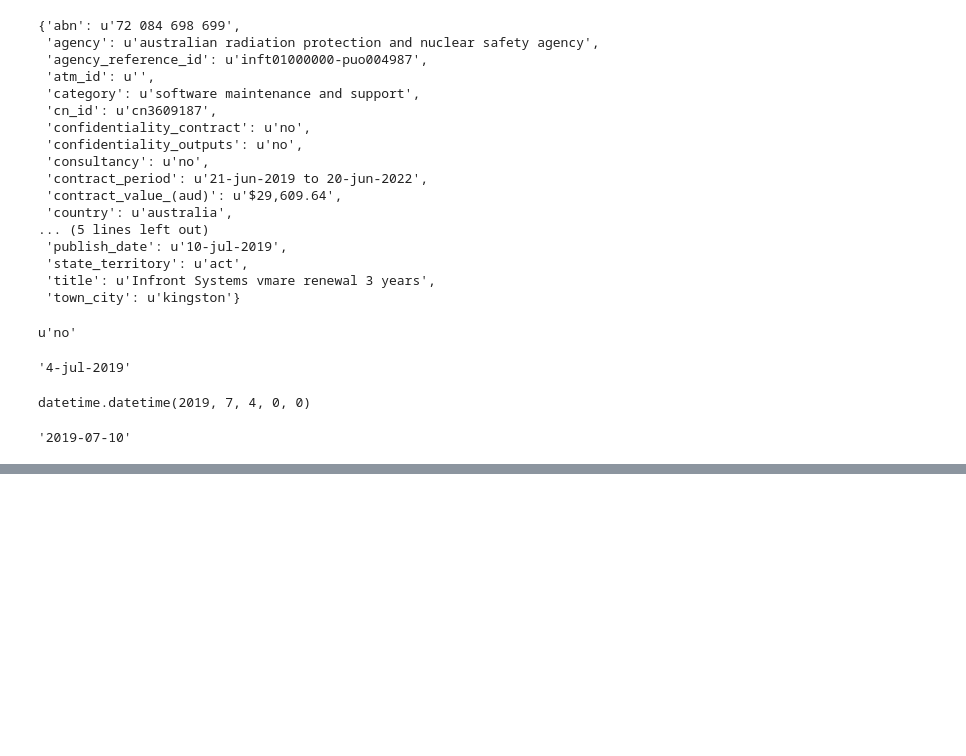
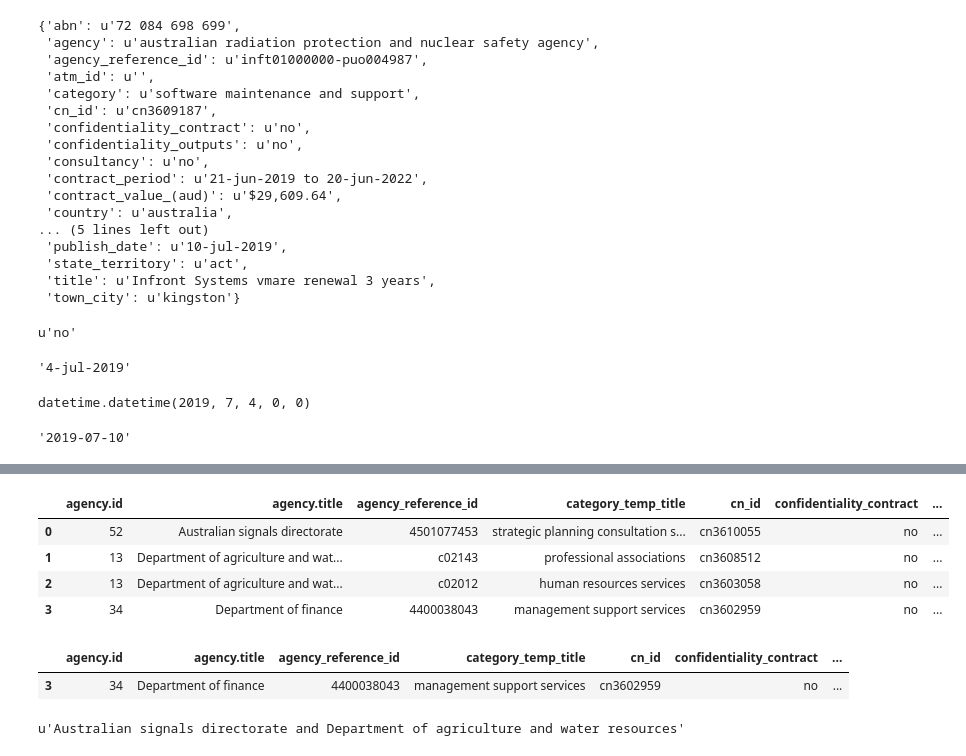
Before and after one commit to bpandrew/govconnectapi, a Jupyter notebook: sandpit.ipynb, the cells around one changed output, grey strips where cells are left out. Cells and saved outputs as stored; diff of their text form; code cells hidden in the pictures; blank space fills up the shorter version.

```diff
--- a/sandpit.ipynb
+++ b/sandpit.ipynb
@@ -412,0 +461,57 @@ str_[:10]
+# %%
+import os
+import requests
+import json
+import pandas as pd
+import numpy as np
+from pandas.io.json import json_normalize
+import datetime
+pd.set_option('display.max_columns', 500)
+pd.set_option('display.width', 1000)
+ #package for flattening json in pandas df
+
+
+ENDPOINT = "http://127.0.0.1:5000/"
+#ENDPOINT = "https://governmentconnect.herokuapp.com/"
+
+QUERY_ENDPOINT = ENDPOINT+"contracts?paginate=no&supplier_id="+ str(contract_data['supplier']['id'])
+uResponse = requests.get(url = QUERY_ENDPOINT)
+query_data = json.loads(uResponse.text)
+data = query_data['results']
+data = json_normalize(data)
+data['contract_value'] = data['contract_value'].astype(float)
+data
+# %% [output]
+|  | agency.id | agency.title | agency_reference_id | category_temp_title | cn_id | confidentiality_contract | ... |
+| 0 | 52 | Australian signals directorate | 4501077453 | strategic planning consultation s... | cn3610055 | no | ... |
+| 1 | 13 | Department of agriculture and wat... | c02143 | professional associations | cn3608512 | no | ... |
+| 2 | 13 | Department of agriculture and wat... | c02012 | human resources services | cn3603058 | no | ... |
+| 3 | 34 | Department of finance | 4400038043 | management support services | cn3602959 | no | ... |
+# %%
+def financial_years():
+    now = datetime.datetime.now()
+    if now.month>=7:
+        cfy_start = str(now.year)+'-07-01'
+        cfy_end = str(now.year+1)+'-06-30'
+        lfy_start = str(now.year-1)+'-07-01'
+        lfy_end = str(now.year)+'-06-30'
+    else:
+        cfy_start = str(now.year-1)+'-07-01'
+        cfy_end = str(now.year)+'-06-30'
+        lfy_start = str(now.year-2)+'-07-01'
+        lfy_end = str(now.year-1)+'-06-30'
+
+    now_string = str(now.year)+"-"+str(now.month)+"-"+str(now.day)
+
+    return cfy_start, cfy_end, lfy_start, lfy_end, now_string
+
+cfy_start, cfy_end, lfy_start, lfy_end, now_string = financial_years()
+
+cfy = data[data['contract_start']>=cfy_start]
+cfy = cfy[cfy['contract_start']<=cfy_end]
+lfy = data[data['contract_start']>=lfy_start]
+lfy = lfy[lfy['contract_start']<=lfy_end]
+lfy
+# %% [output]
+|  | agency.id | agency.title | agency_reference_id | category_temp_title | cn_id | confidentiality_contract | ... |
+| 3 | 34 | Department of finance | 4400038043 | management support services | cn3602959 | no | ... |
@@ -412,0 +534,22 @@ str_[:10]
+# %%
+def humanise_array(array):
+    i=1
+    temp_string = ""
+    for item in array:
+        if i==len(temp_list):
+            temp_string = temp_string + item
+        elif i==(len(temp_list)-1):
+            temp_string=temp_string+ item + " and "
+        else:
+            temp_string=temp_string+ item + ", "
+        i+=1
+    return temp_string
+
+# Find the highest revenue agencies for this and last year
+df_temp = cfy.groupby(['agency.title']).sum().reset_index()
+arria_json['highest_revenue_current_fy'] = humanise_array(list(df_temp['agency.title'][:4].values))
+
+df_temp = lfy.groupby(['agency.title']).sum().reset_index()
+arria_json['highest_revenue_prev_fy'] = humanise_array(list(df_temp['agency.title'][:4].values))
+# %% [output]
+u'Australian signals directorate and Department of agriculture and water resources'
```
Also changed, not shown: parts of 11 cells of this notebook, 3 other files.
